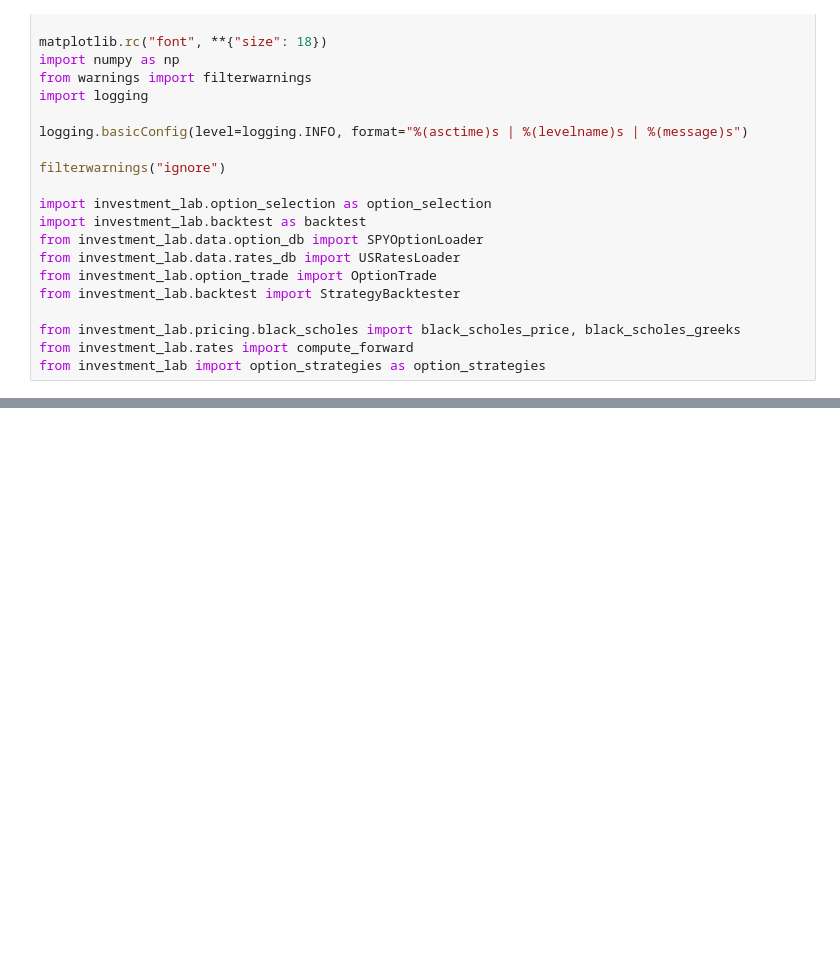
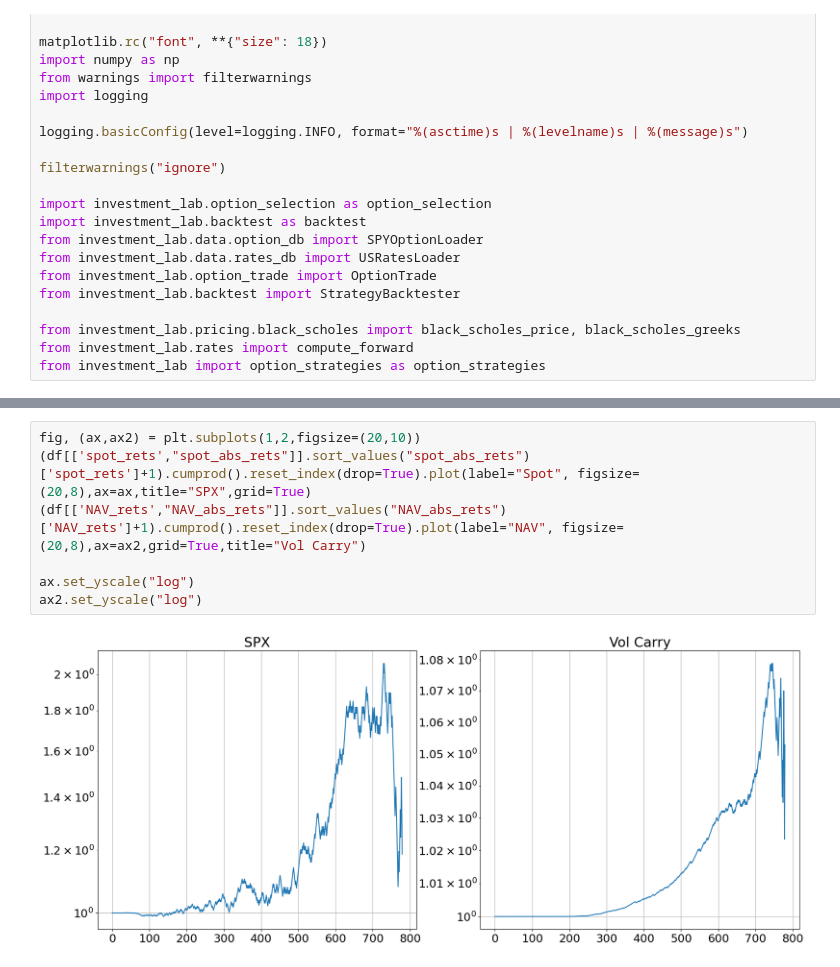
Before and after one commit to BaptisteZloch/Dauphine-Lecture-Volatility, a Jupyter notebook: notebooks/Lecture_3.ipynb, the cells around one changed output, grey strips where cells are left out. Cells and saved outputs as stored; diff of their text form; blank space fills up the shorter version.

```diff
--- a/notebooks/Lecture_3.ipynb
+++ b/notebooks/Lecture_3.ipynb
@@ -41,0 +129,9 @@ backtest_SHORT_1W_STRANGLE_95_105 = StrategyBacktester(df_SHORT_1W_STRANGLE_95_1
+# %%
+fig, (ax,ax2) = plt.subplots(1,2,figsize=(20,10))
+(df[['spot_rets',"spot_abs_rets"]].sort_values("spot_abs_rets")['spot_rets']+1).cumprod().reset_index(drop=True).plot(label="Spot", figsize=(20,8),ax=ax,title="SPX",grid=True)
+(df[['NAV_rets',"NAV_abs_rets"]].sort_values("NAV_abs_rets")['NAV_rets']+1).cumprod().reset_index(drop=True).plot(label="NAV", figsize=(20,8),ax=ax2,grid=True,title="Vol Carry")
+
+ax.set_yscale("log")
+ax2.set_yscale("log")
+# %% [output]
+[figure, added]
```
Also changed, not shown: parts of 14 cells of this notebook.
